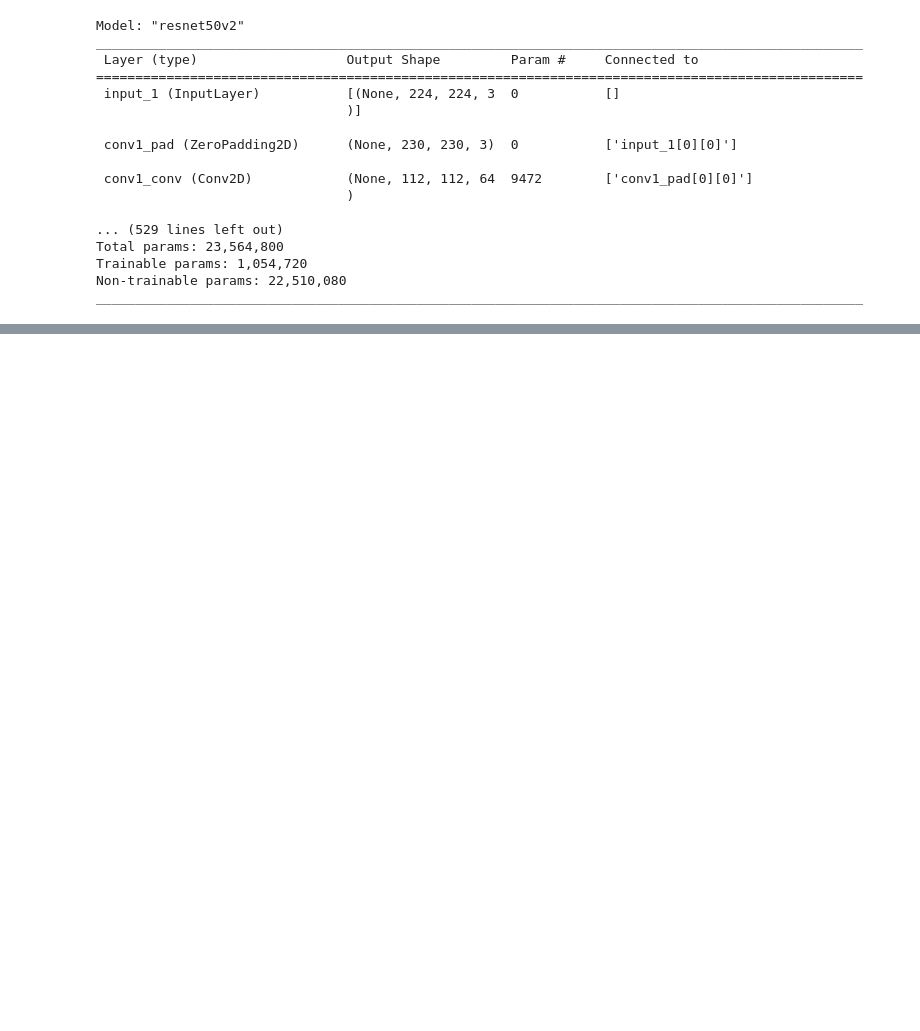
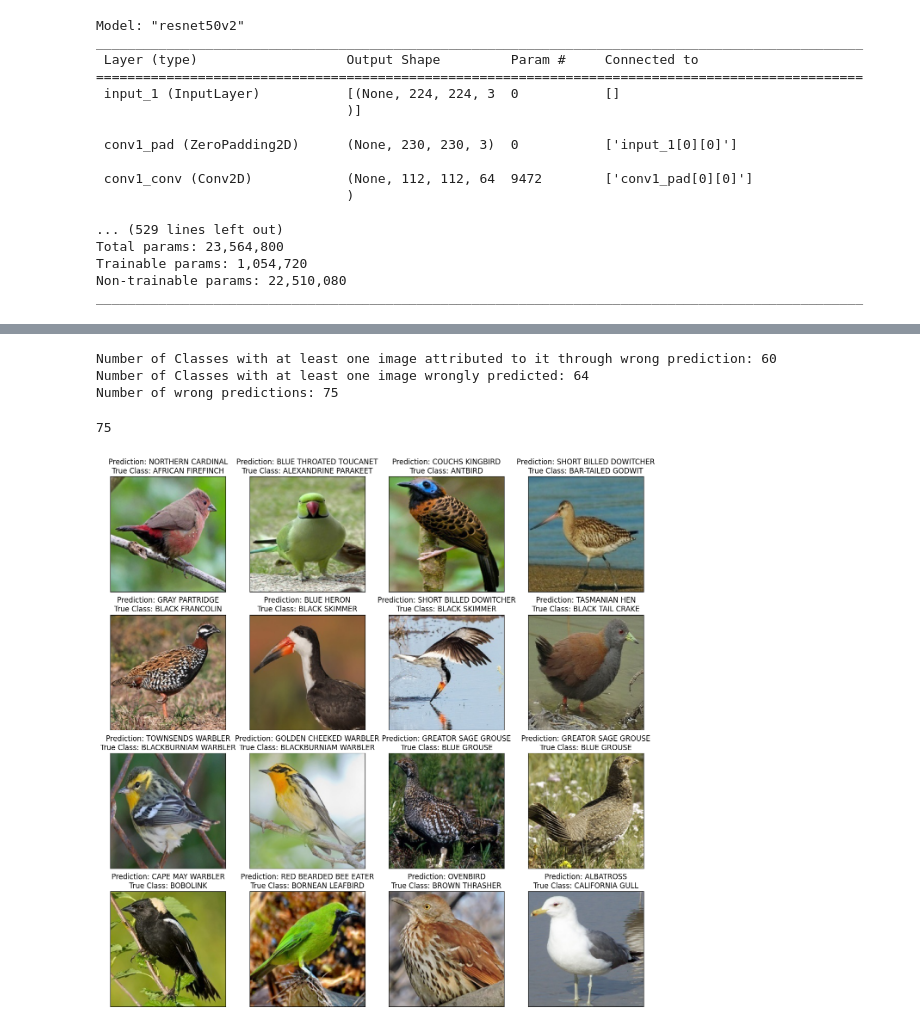
Before and after one commit to akingsley319/Tensorflow-Birds, a Jupyter notebook: notebooks/FinalModel.ipynb, the cells around one changed output, grey strips where cells are left out. Drawn from its saved outputs; the diff is of its cells as text; code cells hidden in the pictures; blank space fills up the shorter version.

```diff
--- a/notebooks/FinalModel.ipynb
+++ b/notebooks/FinalModel.ipynb
@@ -344,0 +276,58 @@ for layer in resnet_base.layers:
+# %%
+# Collection of wrongly predicted labels
+wrong_labels = {}
+for i in indices:
+    if predictions[i] not in wrong_labels:
+        wrong_labels[predictions[i]] = 1
+    else:
+        wrong_labels[predictions[i]] += 1
+
+true_labels = {}
+for i in indices:
+    if actual[i] not in true_labels:
+        true_labels[actual[i]] = 1
+    else:
+        true_labels[actual[i]] += 1
+# %%
+print("Number of Classes with at least one image attributed to it through wrong prediction: " + str(len(wrong_labels)))
+print("Number of Classes with at least one image wrongly predicted: " + str(len(true_labels)))
+print("Number of wrong predictions: " + str(len(indices)))
+# %% [output]
+Number of Classes with at least one image attributed to it through wrong prediction: 60
+Number of Classes with at least one image wrongly predicted: 64
+Number of wrong predictions: 75
+# %%
+# Collection of class index for wrongly predicted labels
+true_label_list = [actual[i] for i in indices]
+wrong_label_list = [predictions[i] for i in indices]
+
+# Collection of class names for wrongly predicted labels
+true_classes = [class_labels[i] for i in true_label_list]
+wrong_classes = [class_labels[i] for i in wrong_label_list]
+# %%
+len(true_classes)
+# %% [output]
+75
+# %%
+# List of Test Images
+image_list = []
+
+for i in range(0,len(class_labels)-1):
+    class_name = class_labels[i]
+
+    class_images = os.listdir('input/test/' + class_name)
+    for j in class_images:
+        img = Image.open("input/test/" + class_name + "/" + j)
+        image_list.append(img)
+# %%
+plt.figure(figsize=(16,16))
+for i in range(0,16):
+    plt.subplot(4,4,i+1)
+    plt.imshow(image_list[indices[i]])
+    plt.xticks([])
+    plt.yticks([])
+    plt.title('Prediction: ' + wrong_classes[i] + "\n" + "True Class: " + true_classes[i] )
+
+plt.show()
+# %% [output]
+[figure, added]
```
Also changed, not shown: parts of 23 cells of this notebook.
